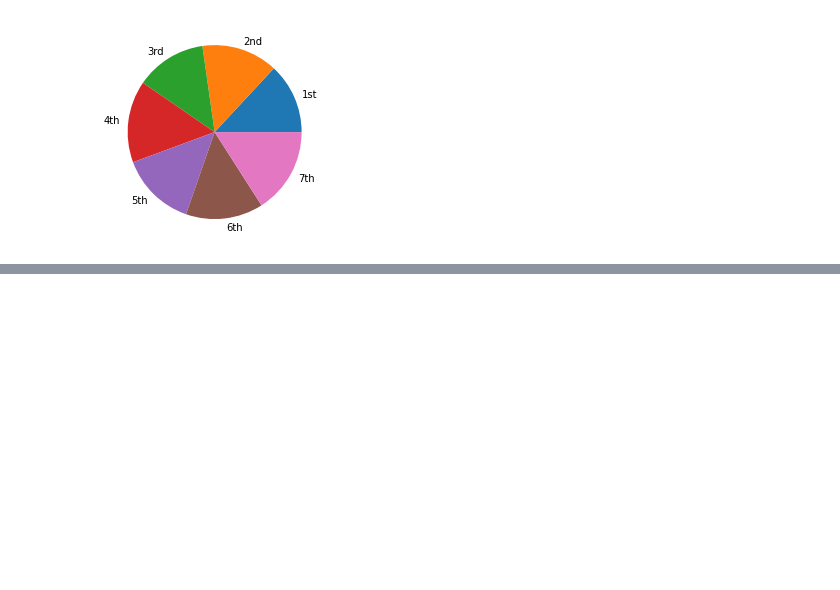
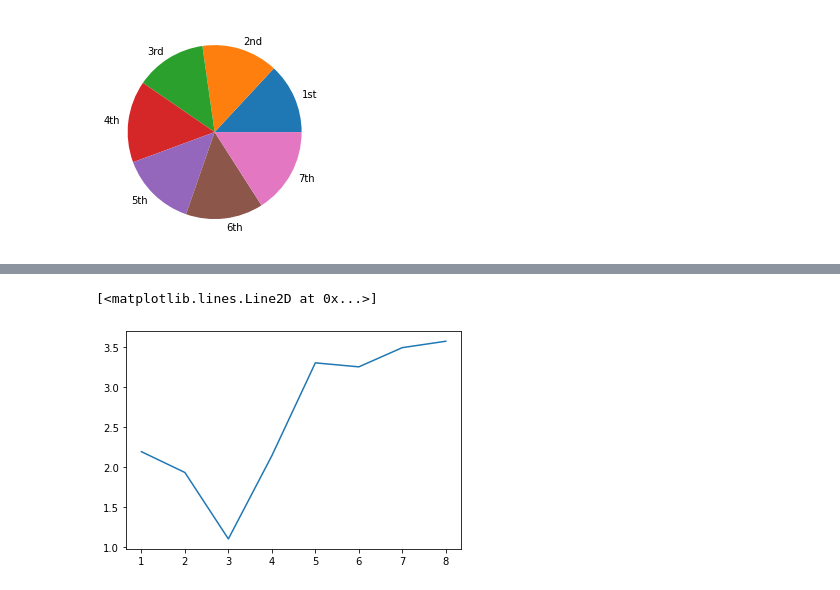
Before and after one commit to ekramasif/Basic-Machine-Learning, a Jupyter notebook: Extraa/Plot.ipynb, the cells around one changed output, grey strips where cells are left out. Drawn from its saved outputs; the diff is of its cells as text; code cells hidden in the pictures; blank space fills up the shorter version.

```diff
--- a/Extraa/Plot.ipynb
+++ b/Extraa/Plot.ipynb
@@ -73,0 +97,5 @@ plt.pie(CGPA, labels = Semester)
+# %%
+plt.plot(b, a)
+# %% [output]
+[<matplotlib.lines.Line2D at 0x...>]
+[figure, added]
```
Also changed, not shown: parts of 6 cells of this notebook.
